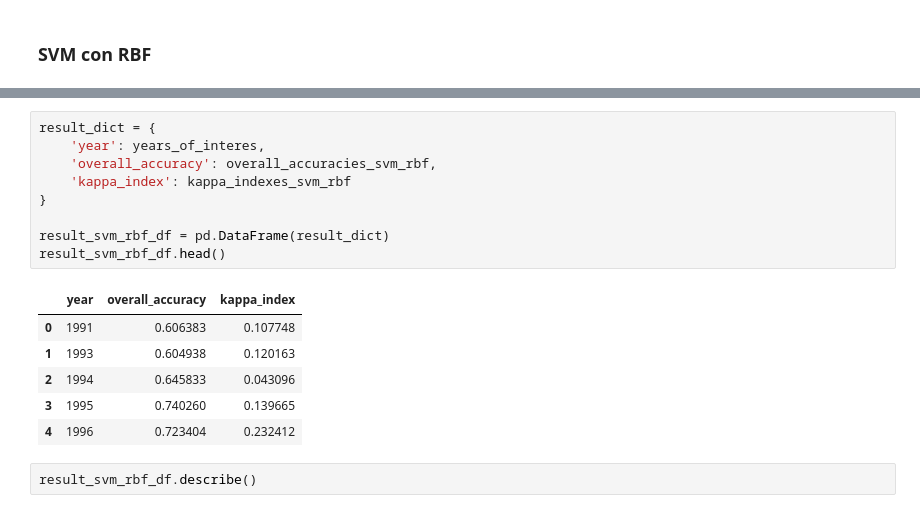
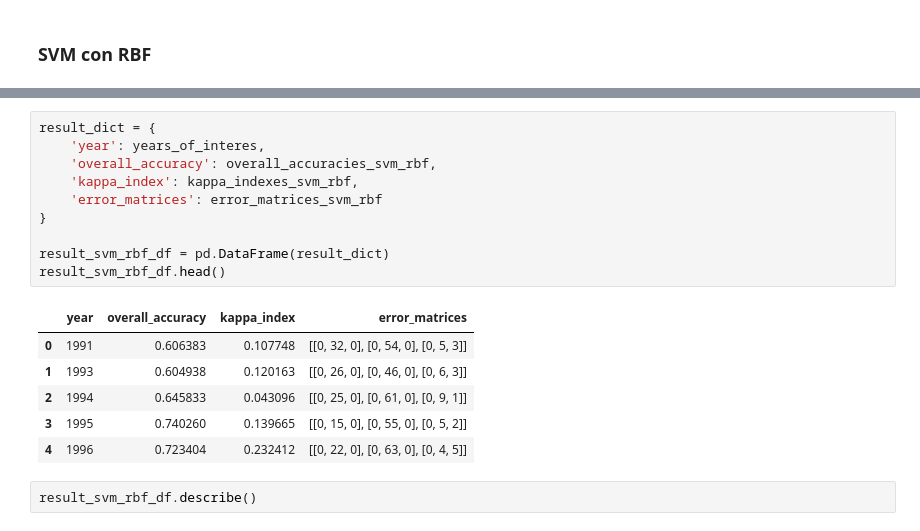
Before and after one commit to CesarRosales16/urban-sprawl-sv, a Jupyter notebook: Expansion_Urbana_AMSS.ipynb, the cells around one changed output, grey strips where cells are left out. Cells and saved outputs as stored; diff of their text form.

```diff
--- a/Expansion_Urbana_AMSS.ipynb
+++ b/Expansion_Urbana_AMSS.ipynb
@@ -573,19 +576,20 @@ Classifying image 30 ...
 # %%
 result_dict = {
     'year': years_of_interes,
     'overall_accuracy': overall_accuracies_svm_rbf,
-    'kappa_index': kappa_indexes_svm_rbf
+    'kappa_index': kappa_indexes_svm_rbf,
+    'error_matrices': error_matrices_svm_rbf
 }
 
 result_svm_rbf_df = pd.DataFrame(result_dict)
 result_svm_rbf_df.head()
 # %% [output]
-|  | year | overall_accuracy | kappa_index |
-| 0 | 1991 | 0.606383 | 0.107748 |
-| 1 | 1993 | 0.604938 | 0.120163 |
-| 2 | 1994 | 0.645833 | 0.043096 |
-| 3 | 1995 | 0.740260 | 0.139665 |
-| 4 | 1996 | 0.723404 | 0.232412 |
+|  | year | overall_accuracy | kappa_index | error_matrices |
+| 0 | 1991 | 0.606383 | 0.107748 | [[0, 32, 0], [0, 54, 0], [0, 5, 3]] |
+| 1 | 1993 | 0.604938 | 0.120163 | [[0, 26, 0], [0, 46, 0], [0, 6, 3]] |
+| 2 | 1994 | 0.645833 | 0.043096 | [[0, 25, 0], [0, 61, 0], [0, 9, 1]] |
+| 3 | 1995 | 0.740260 | 0.139665 | [[0, 15, 0], [0, 55, 0], [0, 5, 2]] |
+| 4 | 1996 | 0.723404 | 0.232412 | [[0, 22, 0], [0, 63, 0], [0, 4, 5]] |
 # %%
 result_svm_rbf_df.describe()
 # %% [output]
```
Also changed, not shown: parts of 9 cells of this notebook.
